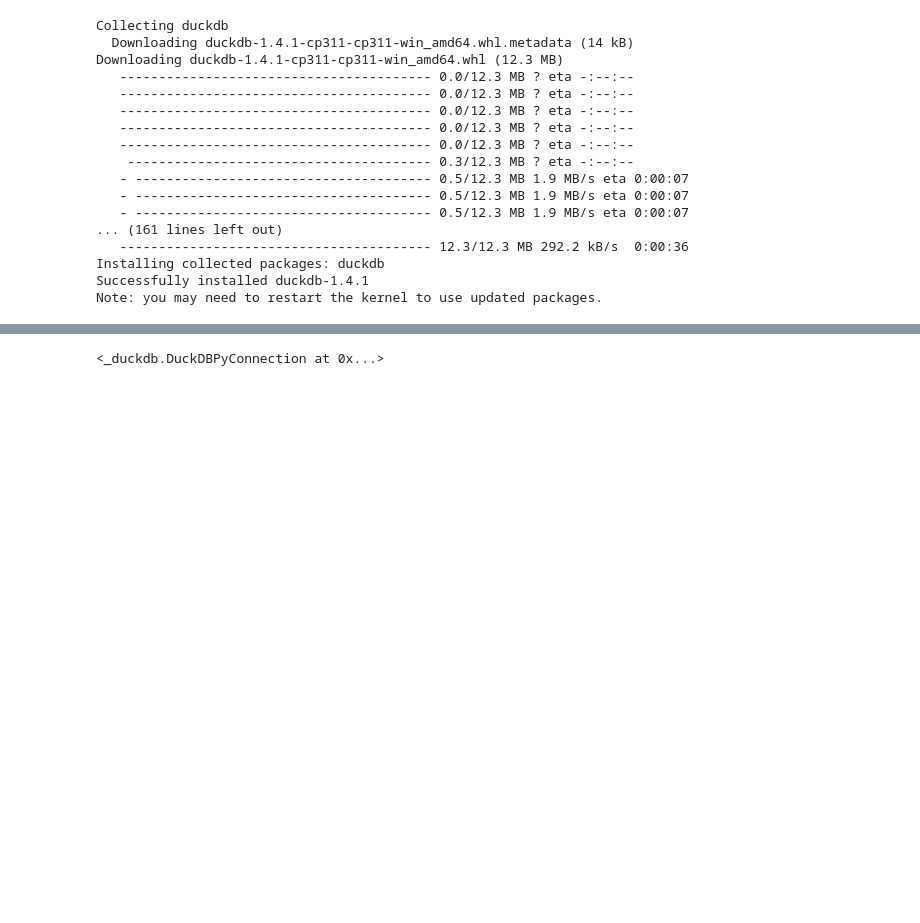
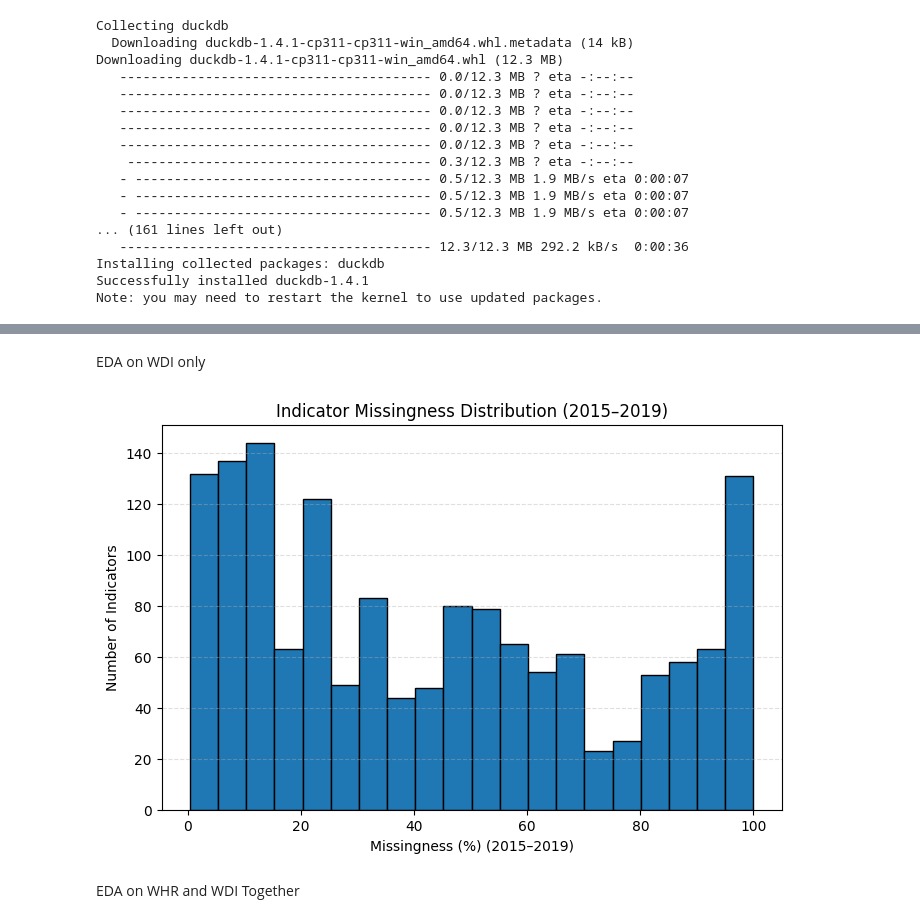
Before and after one commit to NickPerlich/CountryHappinessPredictor, a Jupyter notebook: eda/eda.ipynb, the cells around one changed output, grey strips where cells are left out. Saved outputs shown, nothing was run; the diff lists cells and outputs as text; code cells hidden in the pictures; blank space fills up the shorter version.

```diff
--- a/eda/eda.ipynb
+++ b/eda/eda.ipynb
@@ -63,12 +108,34 @@ SELECT
+# %% [markdown]
+EDA on WDI only
+# %%
+wdi = pd.read_parquet('indicators.parquet', engine='fastparquet')
+years = ["2015", "2016", "2017", "2018", "2019"]
+
+wdi["missing_fraction"] = wdi[years].isna().mean(axis=1)
+
+missing_by_indicator = (
+    wdi.groupby(["Indicator Code", "Indicator Name"])["missing_fraction"]
+      .mean()
+      .reset_index(name="avg_missing_frac")
+      .sort_values("avg_missing_frac")
+)
+
+missing_by_indicator["missing_percent"] = missing_by_indicator["avg_missing_frac"] * 100
+
+plt.figure(figsize=(8,5))
+plt.hist(missing_by_indicator["missing_percent"], bins=20, edgecolor="black")
+plt.xlabel("Missingness (%) (2015–2019)")
+plt.ylabel("Number of Indicators")
+plt.title("Indicator Missingness Distribution (2015–2019)")
+plt.grid(axis='y', linestyle='--', alpha=0.4)
+plt.show()
+# %% [output]
+[figure, added]
+# %% [markdown]
+EDA on WHR and WDI Together
 # %%
 indicators = pd.read_parquet('indicators.parquet', engine='fastparquet')
 happiness = pd.read_parquet('2015.parquet', engine='fastparquet')
 # %%
 indicators.rename(columns={'Country Name': 'country'}, inplace=True)
 happiness.rename(columns={'Country': 'country'}, inplace=True)
-# %%
-con = duckdb.connect()
-con.register('indicators', indicators)
-con.register('happiness', happiness)
-# %% [output]
-<_duckdb.DuckDBPyConnection at 0x...>
```
Also changed, not shown: parts of 19 cells of this notebook, 4 other files.
